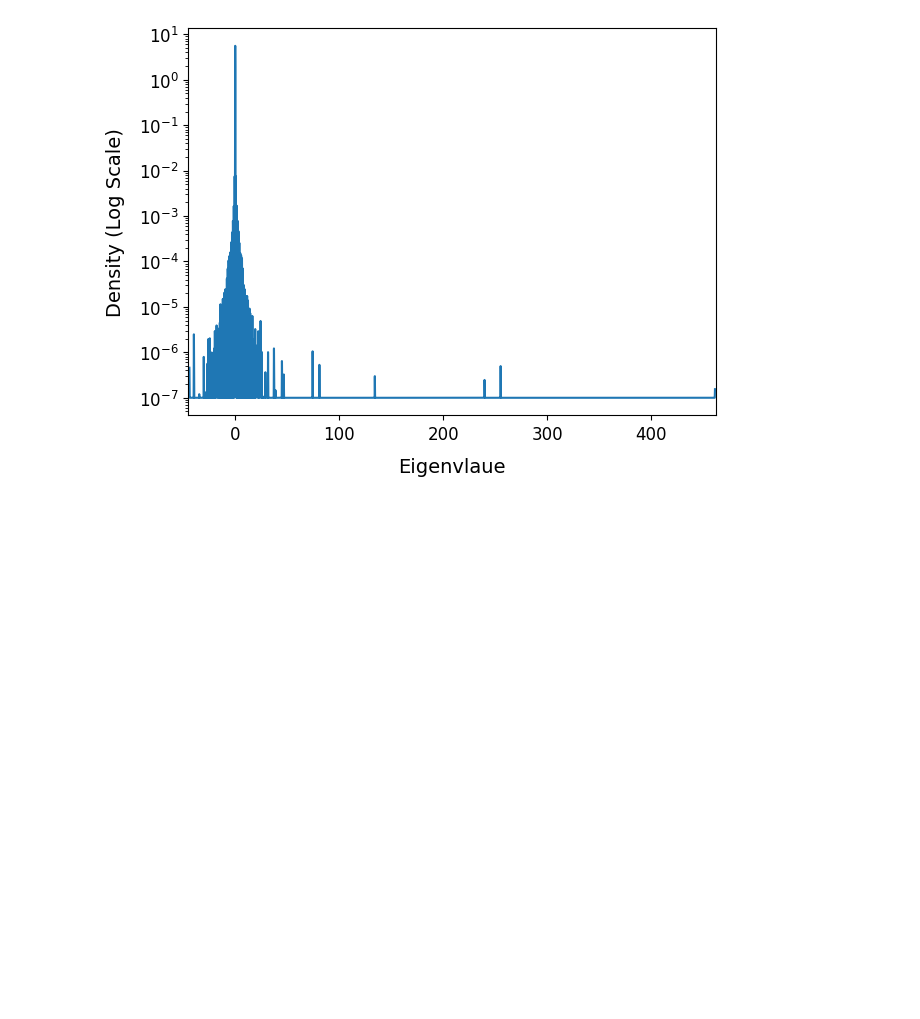
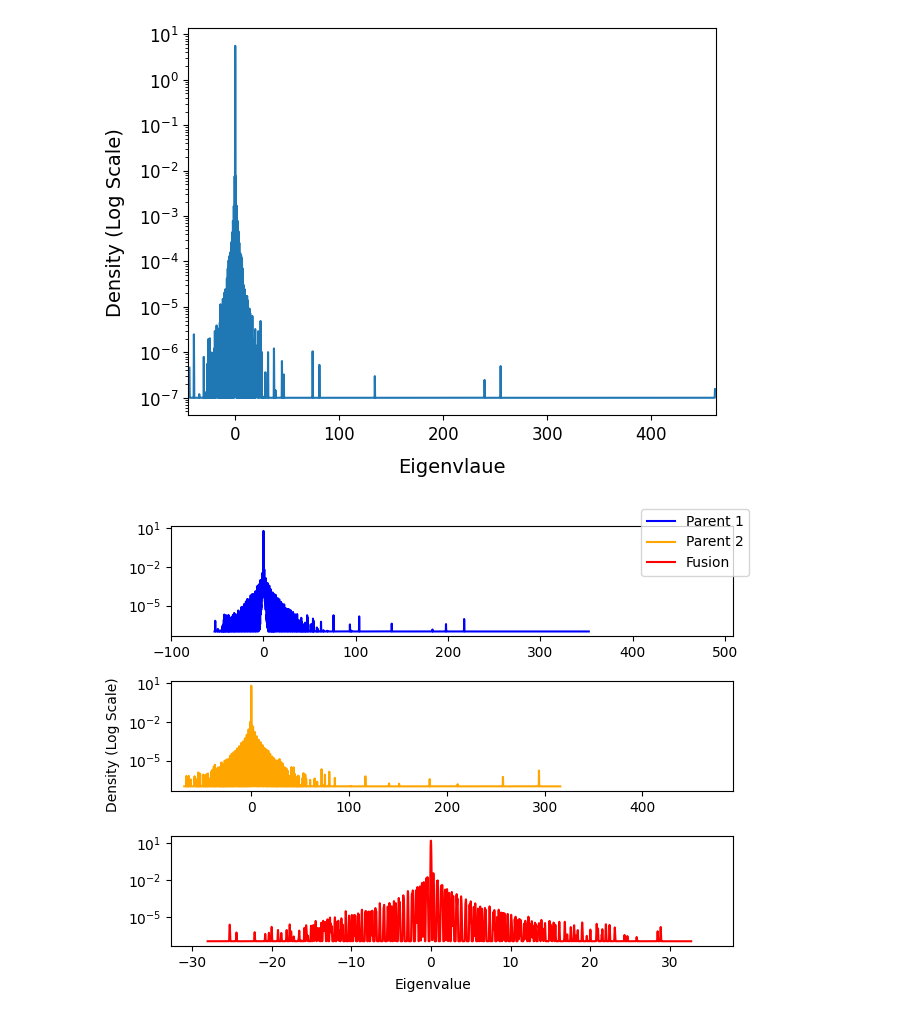
Before and after one commit to mahmoudhussein99/otfusion_DL_project, a Jupyter notebook: evaluate_hessian/core_test.ipynb, the cells around one changed output. Cells and saved outputs as stored; diff of their text form; code cells hidden in the pictures; blank space fills up the shorter version.

Commit message:
Dump Raw files and nicer Plots

```diff
--- a/evaluate_hessian/core_test.ipynb
+++ b/evaluate_hessian/core_test.ipynb
@@ -48,7 +48,7 @@ fusion.load_state_dict(state3['model_state_dict'])
 <All keys matched successfully>
 # %%
 criterion = torch.nn.CrossEntropyLoss()
-BATCH_SIZE = 8
+BATCH_SIZE = 4
 
 test_loader = torch.utils.data.DataLoader(
                 datasets.CIFAR10('../data/', train=False, download=True,
@@ -114,2 +112,2 @@ def param_landscape_hessian_eig(models, loader):
 # %%
-result, evs, traces = param_landscape_hessian_eig([parent1, parent2, fusion], test_loader)
+loss_landscape, eigenvalues, traces = param_landscape_hessian_eig([parent1, parent2, fusion], test_loader)
@@ -134,7 +185,7 @@ Parent 1: [501.37698364 210.19102859 192.48339272]
 Parent 2: [320.41966248 268.74032593 197.37796021]
 Fusion 3: [621.20233154 515.56365967 273.80713654]
 # %%
-result_np = np.array(result)
+result_np = np.array(loss_landscape)
 mean = result_np.mean(axis=0)
 std = result_np.std(axis=0)
 # %%
@@ -165,0 +242,31 @@ get_esd_plot(density_eigen, density_weight)
+# %%
+import json
+
+f = open('./results/vgg11_nobias_Cifar10_01-05_12-57/raw_dumps/eigenvalue_density.json')
+
+# returns JSON object as
+# a dictionary
+data = json.load(f)
+# %%
+import numpy as np
+fig, axs = plt.subplots(len(data))
+fig.tight_layout(h_pad=2)
+labels = ["Parent 1", "Parent 2", "Fusion"]
+colors = ["blue", "orange", "red"]
+
+for i, (model_k, model_v) in enumerate(data.items()):
+    density_eigens = []
+    density_weights = []
+    for j, (batch_k, [density_eigen, density_weight]) in enumerate(model_v.items()):
+        density_eigens += density_eigen
+        density_weights += density_weight
+    density, grids = density_generate(density_eigens, density_weights)
+    axs[i].semilogy(grids, density + 1.0e-7, color = colors[i], label= labels[i])
+    axs[i].set(xlim=(np.min(density_eigens) - 1, np.max(density_eigens) + 1), ylim=(None, None))
+fig.text(0.5, 0.0, 'Eigenvalue', ha='center', va='center')
+fig.text(0.0, 0.5, 'Density (Log Scale)', ha='center', va='center', rotation='vertical')
+fig.legend()
+fig.tight_layout()
+fig.savefig(f'./ev_density_plot.png',  bbox_inches='tight')
+# %% [output]
+[figure, added]
```
Also changed, not shown: parts of 8 cells of this notebook, 2 other files.
